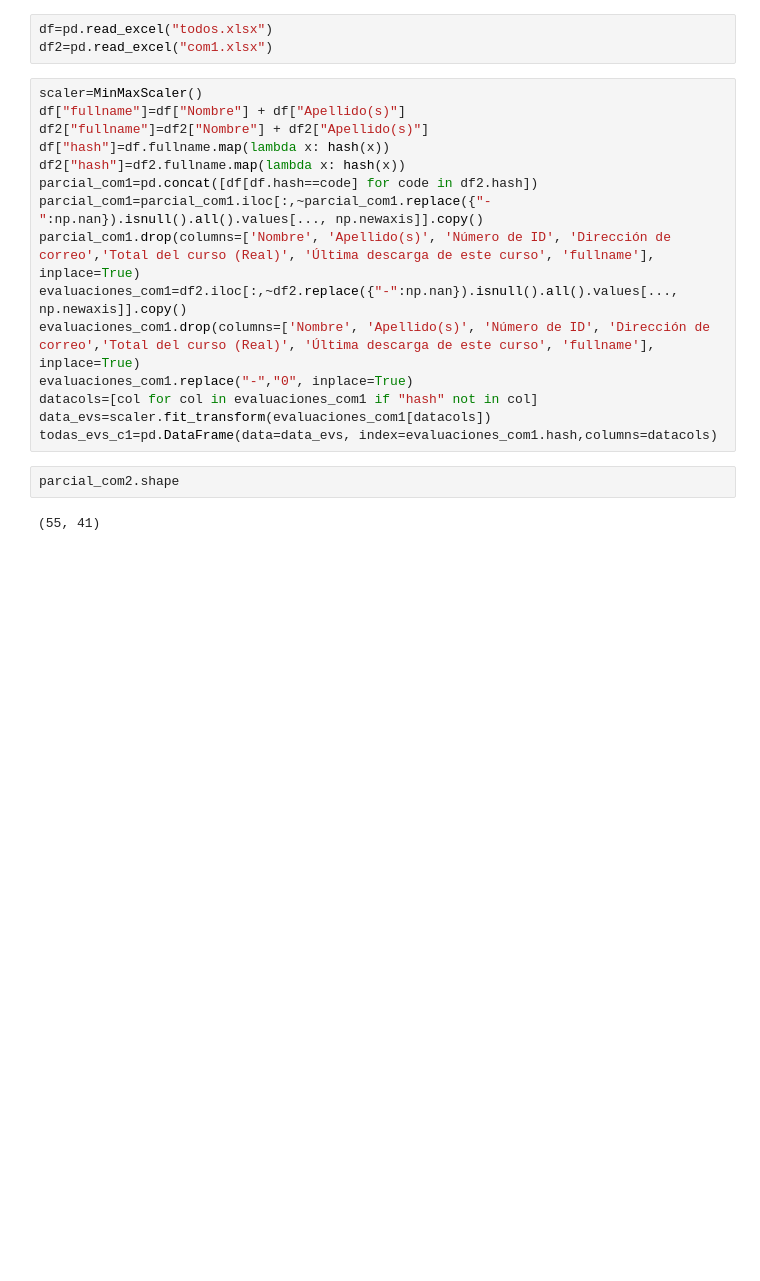
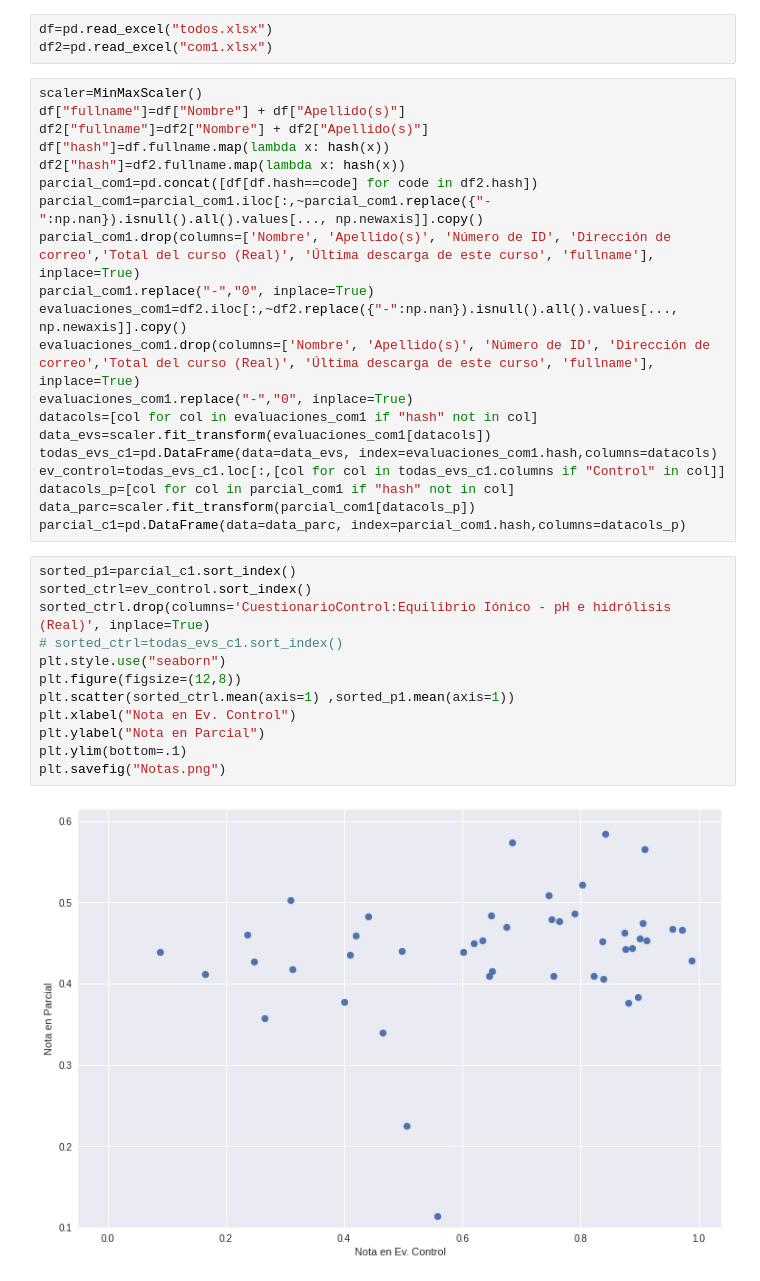
Before and after one commit to catedra-iq/segundo_semestre_2021, a Jupyter notebook: preprocessing_basico.ipynb, the cells around one changed output. Cells and saved outputs as stored; diff of their text form; blank space fills up the shorter version.

```diff
--- a/preprocessing_basico.ipynb
+++ b/preprocessing_basico.ipynb
@@ -14,13 +17,28 @@ df2["hash"]=df2.fullname.map(lambda x: hash(x))
 parcial_com1=pd.concat([df[df.hash==code] for code in df2.hash])
 parcial_com1=parcial_com1.iloc[:,~parcial_com1.replace({"-":np.nan}).isnull().all().values[..., np.newaxis]].copy()
 parcial_com1.drop(columns=['Nombre', 'Apellido(s)', 'Número de ID', 'Dirección de correo','Total del curso (Real)', 'Última descarga de este curso', 'fullname'], inplace=True)
+parcial_com1.replace("-","0", inplace=True)
 evaluaciones_com1=df2.iloc[:,~df2.replace({"-":np.nan}).isnull().all().values[..., np.newaxis]].copy()
 evaluaciones_com1.drop(columns=['Nombre', 'Apellido(s)', 'Número de ID', 'Dirección de correo','Total del curso (Real)', 'Última descarga de este curso', 'fullname'], inplace=True)
 evaluaciones_com1.replace("-","0", inplace=True)
 datacols=[col for col in evaluaciones_com1 if "hash" not in col]
 data_evs=scaler.fit_transform(evaluaciones_com1[datacols])
 todas_evs_c1=pd.DataFrame(data=data_evs, index=evaluaciones_com1.hash,columns=datacols)
+ev_control=todas_evs_c1.loc[:,[col for col in todas_evs_c1.columns if "Control" in col]]
+datacols_p=[col for col in parcial_com1 if "hash" not in col]
+data_parc=scaler.fit_transform(parcial_com1[datacols_p])
+parcial_c1=pd.DataFrame(data=data_parc, index=parcial_com1.hash,columns=datacols_p)
-# %%
-parcial_com2.shape
-# %% [output]
-(55, 41)
+# %%
+sorted_p1=parcial_c1.sort_index()
+sorted_ctrl=ev_control.sort_index()
+sorted_ctrl.drop(columns='CuestionarioControl:Equilibrio Iónico - pH e hidrólisis (Real)', inplace=True)
+# sorted_ctrl=todas_evs_c1.sort_index()
+plt.style.use("seaborn")
+plt.figure(figsize=(12,8))
+plt.scatter(sorted_ctrl.mean(axis=1) ,sorted_p1.mean(axis=1))
+plt.xlabel("Nota en Ev. Control")
+plt.ylabel("Nota en Parcial")
+plt.ylim(bottom=.1)
+plt.savefig("Notas.png")
+# %% [output]
+[figure, added]
```
Also changed, not shown: parts of 6 cells of this notebook.
